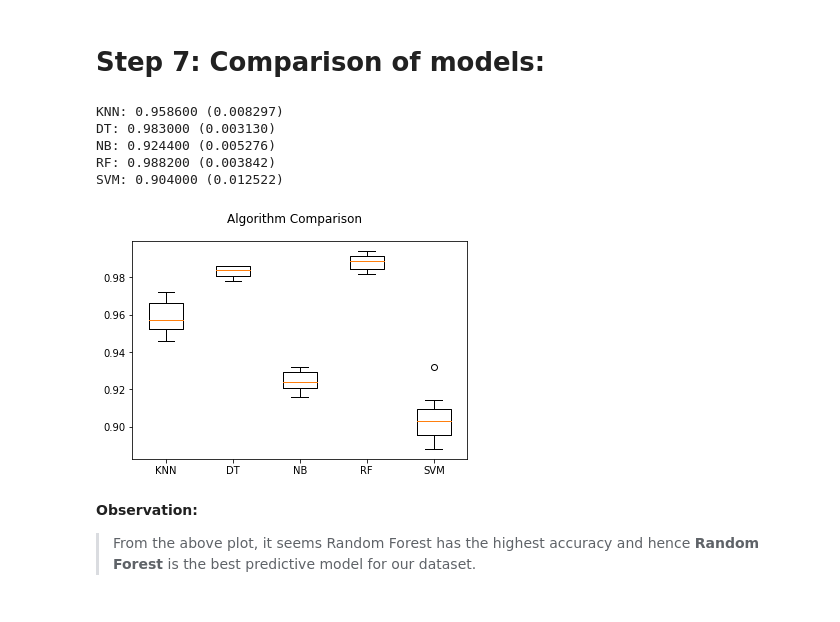
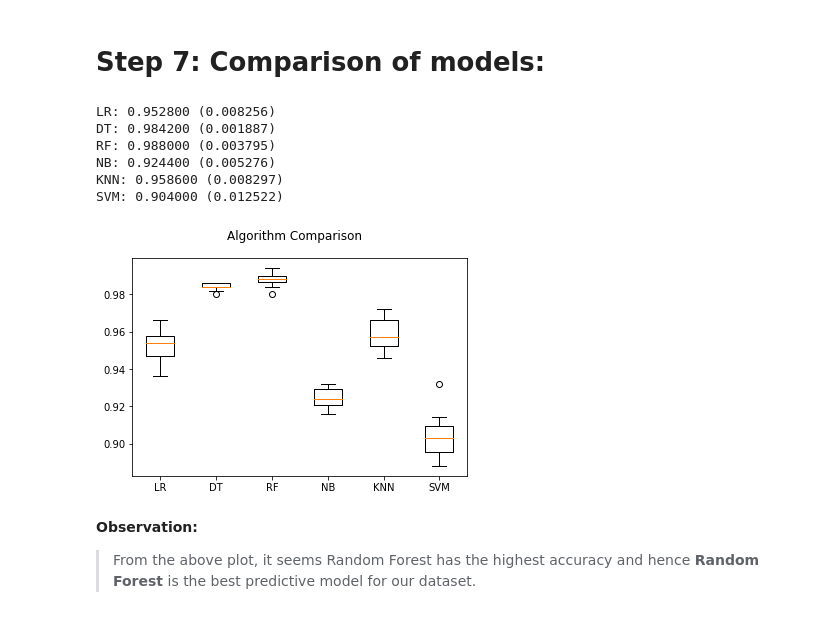
Before and after one commit to jamilalm/Machine-Learning-Project, a Jupyter notebook: Marketing_Campaign_for_Banking_Products.ipynb, the cells around one changed output. Saved outputs shown, nothing was run; the diff lists cells and outputs as text; code cells hidden in the pictures.

```diff
--- a/Marketing_Campaign_for_Banking_Products.ipynb
+++ b/Marketing_Campaign_for_Banking_Products.ipynb
@@ -1139,36 +1137,38 @@ weighted avg       0.97      0.97      0.97      1500
 # %%
 # Comparing our predictive models by KFold method
 from sklearn import model_selection
 models = []
+models.append(('LR', LogisticRegression()))
+models.append(('DT', DecisionTreeClassifier()))
+models.append(('RF', RandomForestClassifier()))
+models.append(('NB', GaussianNB()))
 models.append(('KNN', KNeighborsClassifier()))
-models.append(('DT', DecisionTreeClassifier()))
-models.append(('NB', GaussianNB()))
-models.append(('RF', RandomForestClassifier()))
 models.append(('SVM', svm.SVC()))
 # evaluate each model in turn
 results = []
 names = []
 for name, model in models:
 	kfold = model_selection.KFold(n_splits=10)
 	cv_results = model_selection.cross_val_score(model, X, Y, cv=kfold, scoring='accuracy')
 	results.append(cv_results)
 	names.append(name)
 	msg = "%s: %f (%f)" % (name, cv_results.mean(), cv_results.std())
 	print(msg)
 # boxplot algorithm comparison
 fig = plt.figure()
 fig.suptitle('Algorithm Comparison')
 ax = fig.add_subplot(111)
 plt.boxplot(results)
 ax.set_xticklabels(names)
 plt.show()
 # %% [output]
+LR: 0.952800 (0.008256)
+DT: 0.984200 (0.001887)
+RF: 0.988000 (0.003795)
+NB: 0.924400 (0.005276)
 KNN: 0.958600 (0.008297)
-DT: 0.983000 (0.003130)
-NB: 0.924400 (0.005276)
-RF: 0.988200 (0.003842)
 SVM: 0.904000 (0.012522)
-[figure, old version]
+[figure, new version]
 # %% [markdown]
 **Observation:**
 
```
Also changed, not shown: parts of 3 cells of this notebook.
